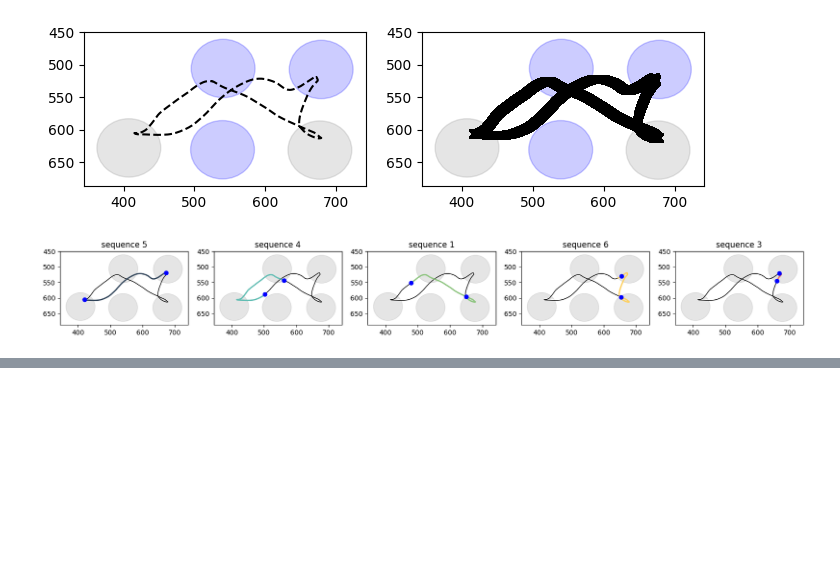
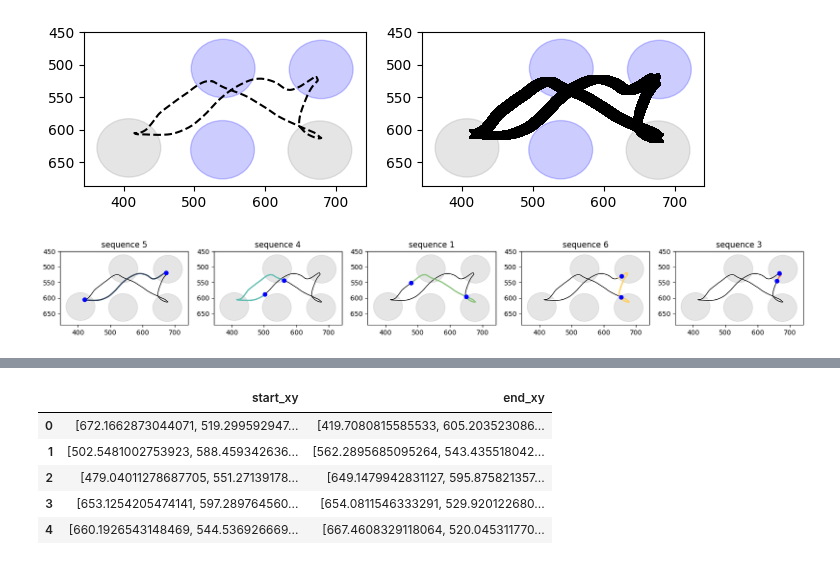
Before and after one commit to EmmettJT/sequences_analyse_PPSeq, a Jupyter notebook: revision_analysis/prioritisation_analysis/Untitled-1.ipynb, the cells around one changed output, grey strips where cells are left out. Drawn from its saved outputs; the diff is of its cells as text; code cells hidden in the pictures; blank space fills up the shorter version.

```diff
--- a/revision_analysis/prioritisation_analysis/Untitled-1.ipynb
+++ b/revision_analysis/prioritisation_analysis/Untitled-1.ipynb
@@ -1027,2 +999,11 @@ ax.plot(back_head_centre_df.interped_x,back_head_centre_df.interped_y,'-',alpha
+# %%
+motif_start_ends_df
+# %% [output]
+|  | start_xy | end_xy |
+| 0 | [672.1662873044071, 519.299592947... | [419.7080815585533, 605.203523086... |
+| 1 | [502.5481002753923, 588.459342636... | [562.2895685095264, 543.435518042... |
+| 2 | [479.04011278687705, 551.27139178... | [649.1479942831127, 595.875821357... |
+| 3 | [653.1254205474141, 597.289764560... | [654.0811546333291, 529.920122680... |
+| 4 | [660.1926543148469, 544.536926669... | [667.4608329118064, 520.045311770... |
 # %%
 # %% [output]
```
Also changed, not shown: parts of 18 cells of this notebook.
